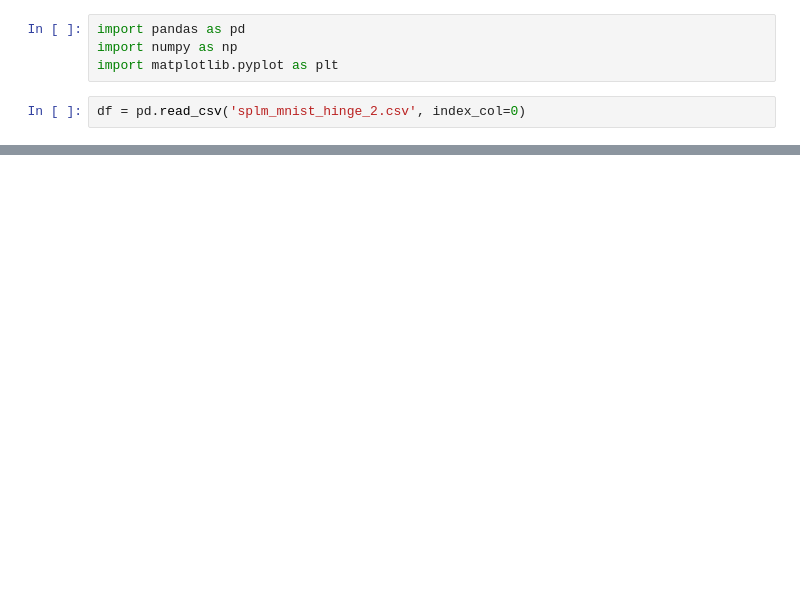
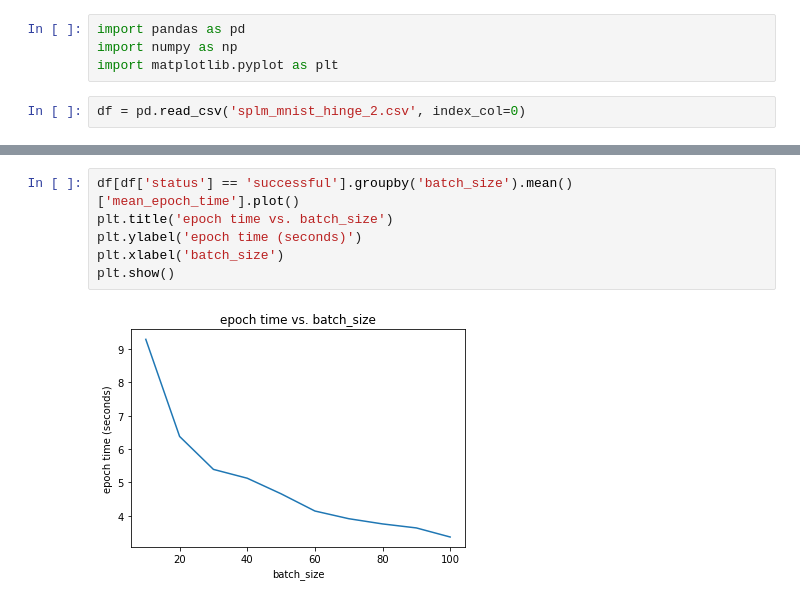
Before and after one commit to eldarab/SPLM, a Jupyter notebook: experiments/results/visualize_results.ipynb, the cells around one changed output, grey strips where cells are left out. Saved outputs shown, nothing was run; the diff lists cells and outputs as text; blank space fills up the shorter version.

```diff
--- a/experiments/results/visualize_results.ipynb
+++ b/experiments/results/visualize_results.ipynb
@@ -42 +30,9 @@ df.groupby(['status', 'beta']).mean()
+# %%
+df[df['status'] == 'successful'].groupby('batch_size').mean()['mean_epoch_time'].plot()
+plt.title('epoch time vs. batch_size')
+plt.ylabel('epoch time (seconds)')
+plt.xlabel('batch_size')
+plt.show()
+# %% [output]
+[figure, added]
 # %%
```
Also changed, not shown: parts of 17 cells of this notebook.
